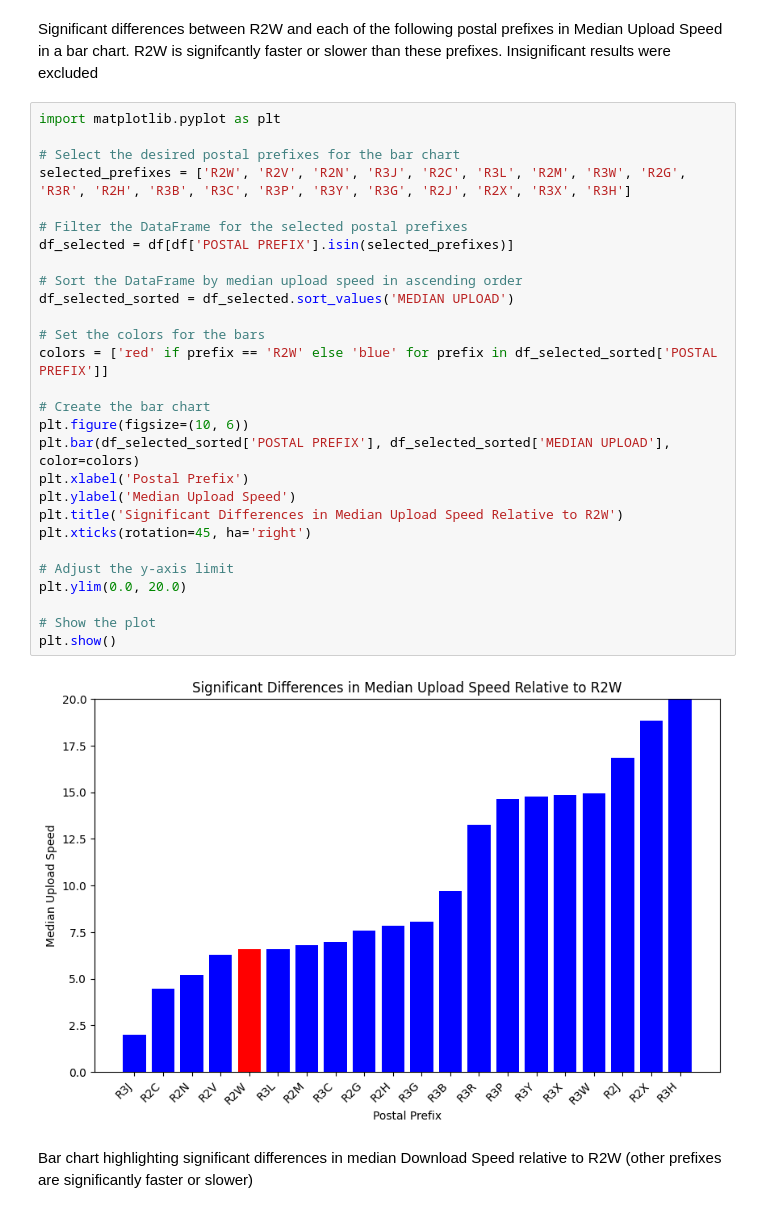
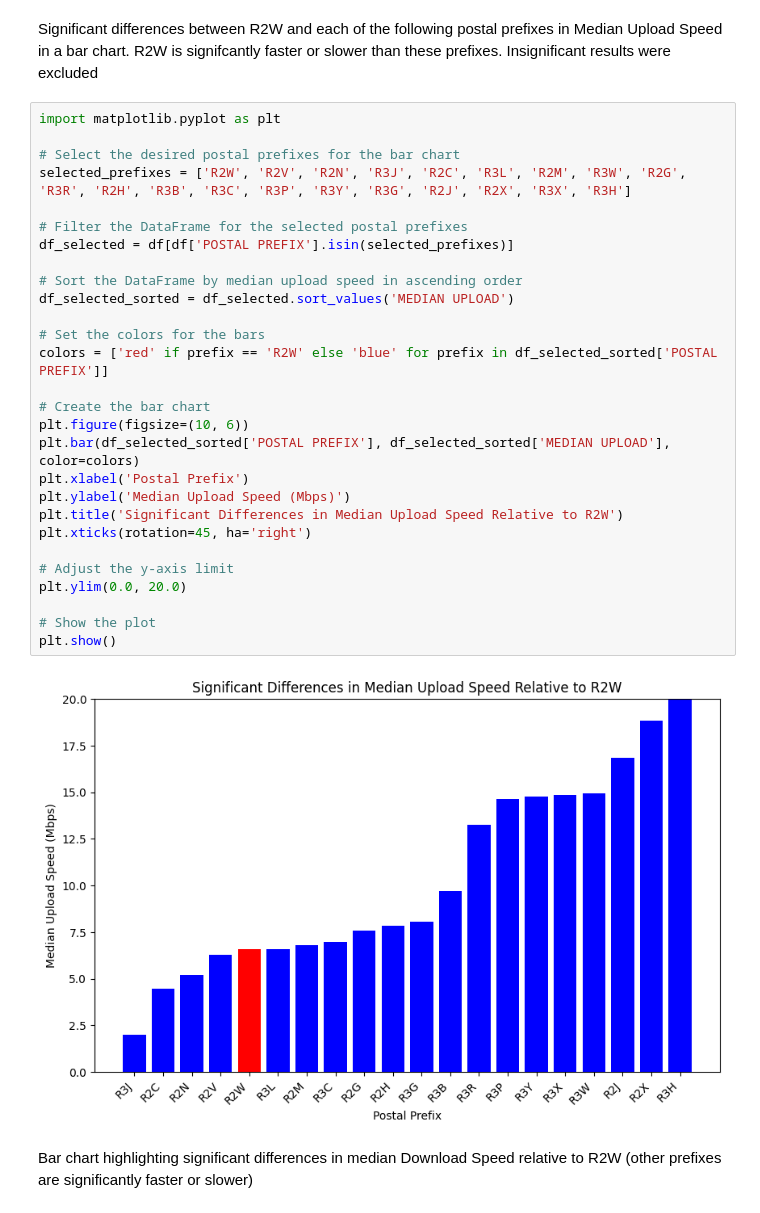
Before and after one commit to InternetSocietyManitobaChapter/JupyterNotebook_NorthEndConnect, a Jupyter notebook: NEC_June_14_2023_data.ipynb, the cells around one changed output. Drawn from its saved outputs; the diff is of its cells as text.

```diff
--- a/NEC_June_14_2023_data.ipynb
+++ b/NEC_June_14_2023_data.ipynb
@@ -1559,33 +1559,33 @@ Significant differences between R2W and each of the following postal prefixes in
 # %%
 import matplotlib.pyplot as plt
 
 # Select the desired postal prefixes for the bar chart
 selected_prefixes = ['R2W', 'R2V', 'R2N', 'R3J', 'R2C', 'R3L', 'R2M', 'R3W', 'R2G', 'R3R', 'R2H', 'R3B', 'R3C', 'R3P', 'R3Y', 'R3G', 'R2J', 'R2X', 'R3X', 'R3H']
 
 # Filter the DataFrame for the selected postal prefixes
 df_selected = df[df['POSTAL PREFIX'].isin(selected_prefixes)]
 
 # Sort the DataFrame by median upload speed in ascending order
 df_selected_sorted = df_selected.sort_values('MEDIAN UPLOAD')
 
 # Set the colors for the bars
 colors = ['red' if prefix == 'R2W' else 'blue' for prefix in df_selected_sorted['POSTAL PREFIX']]
 
 # Create the bar chart
 plt.figure(figsize=(10, 6))
 plt.bar(df_selected_sorted['POSTAL PREFIX'], df_selected_sorted['MEDIAN UPLOAD'], color=colors)
 plt.xlabel('Postal Prefix')
-plt.ylabel('Median Upload Speed')
+plt.ylabel('Median Upload Speed (Mbps)')
 plt.title('Significant Differences in Median Upload Speed Relative to R2W')
 plt.xticks(rotation=45, ha='right')
 
 # Adjust the y-axis limit
 plt.ylim(0.0, 20.0)
 
 # Show the plot
 plt.show()
 # %% [output]
-[figure, old version]
+[figure, new version]
 # %% [markdown]
 Bar chart highlighting significant differences in median Download Speed relative to R2W (other prefixes are significantly faster or slower)
 # %%
```
Also changed, not shown: parts of 7 cells of this notebook.
